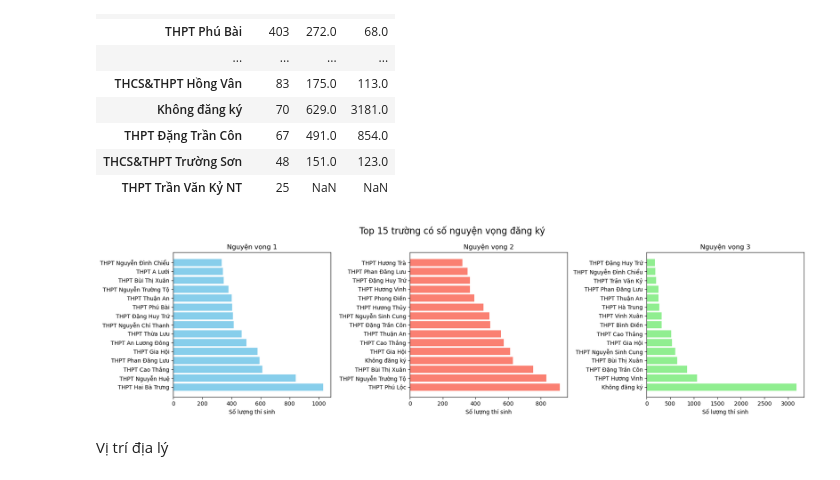
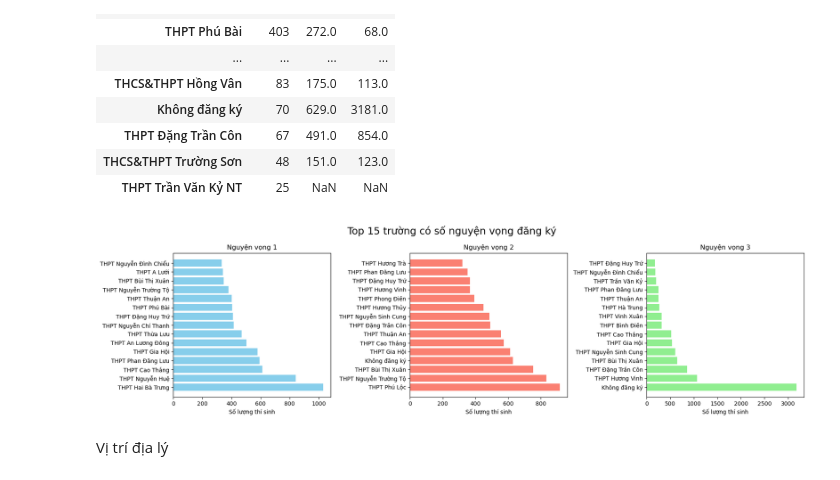
Before and after one commit to tinppb/sofascore-football-crawler, a Jupyter notebook: code_cuoiky/tuyensinhlop10Hue.ipynb, the cells around one changed output. Cells and saved outputs as stored; diff of their text form; code cells hidden in the pictures.

```diff
--- a/code_cuoiky/tuyensinhlop10Hue.ipynb
+++ b/code_cuoiky/tuyensinhlop10Hue.ipynb
@@ -172,23 +203,26 @@ nv
 | THCS&THPT Trường Sơn | 48 | 151.0 | 123.0 |
 | THPT Trần Văn Kỷ NT | 25 | NaN | NaN |
 # %%
+nv1=df['nguyen_vong_1'].value_counts().head(15)
+nv2=df['nguyen_vong_2'].value_counts().head(15)
+nv3=df['nguyen_vong_3'].value_counts().head(15)
 fig, ax = plt.subplots(1, 3, figsize=(18, 5))  # 1 hàng, 3 cột
 
 ax[0].barh(nv1.index, nv1.values, color='skyblue', label='Nguyện vọng 1')
 ax[0].set_xlabel('Số lượng thí sinh')
 ax[0].set_title('Nguyện vọng 1')
 
 ax[1].barh(nv2.index, nv2.values, color='salmon', label='Nguyện vọng 2')
 ax[1].set_xlabel('Số lượng thí sinh')
 ax[1].set_title('Nguyện vọng 2')
 ax[2].barh(nv3.index, nv3.values, color='lightgreen', label='Nguyện vọng 3')
 ax[2].set_xlabel('Số lượng thí sinh')
 ax[2].set_title('Nguyện vọng 3')
 
-plt.suptitle('Top 15 trường có số nguyện vọng đăng ký', fontsize=16)
+plt.suptitle('Top 15 trường có số nguyện vọng đăng ký', fontsize=18)
 plt.tight_layout()
 # %% [output]
-[figure, old version]
+[figure, new version]
 # %% [markdown]
 Vị trí địa lý
 # %%
```
Also changed, not shown: parts of 20 cells of this notebook, 2 other files.
